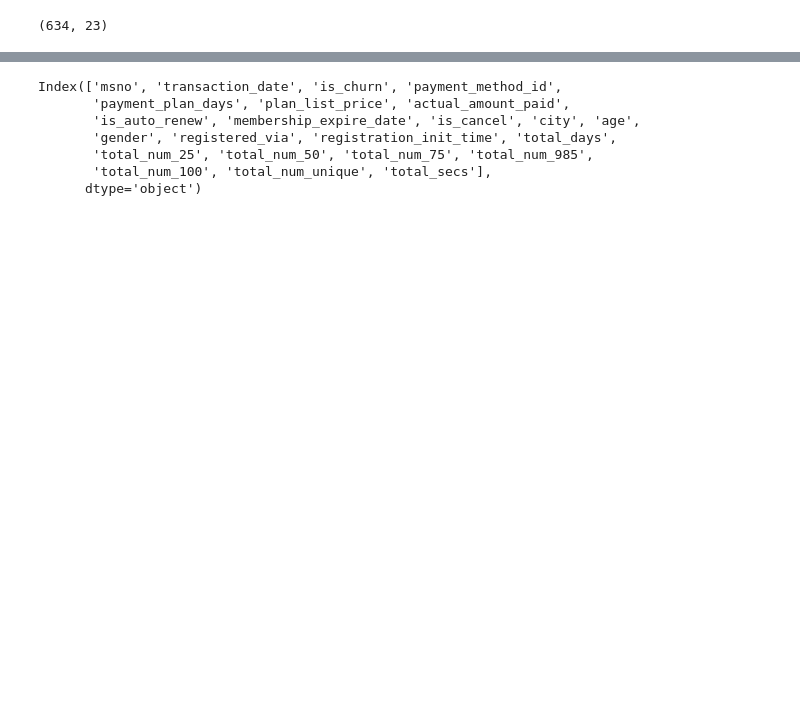
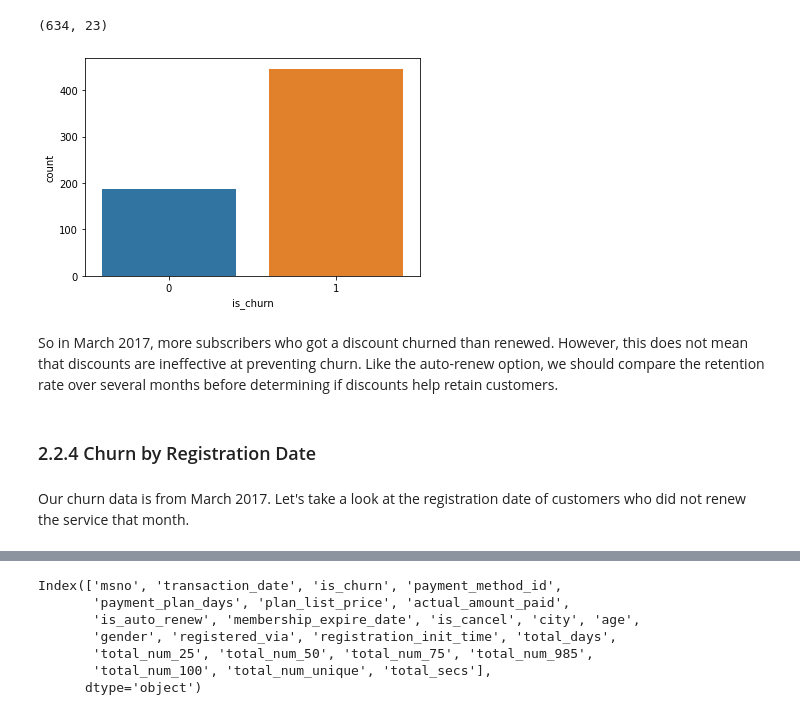
Before and after one commit to bmensah/springboard, a Jupyter notebook: capstone2/churn_analysis/capstone2_notebooks/Capstone2_EDA.ipynb, the cells around one changed output, grey strips where cells are left out. Cells and saved outputs as stored; diff of their text form; code cells hidden in the pictures; blank space fills up the shorter version.

```diff
--- a/capstone2/churn_analysis/capstone2_notebooks/Capstone2_EDA.ipynb
+++ b/capstone2/churn_analysis/capstone2_notebooks/Capstone2_EDA.ipynb
@@ -116,3 +125,13 @@ discount = data[data.actual_amount_paid < data.plan_list_price]
 discount.shape
 # %% [output]
 (634, 23)
+# %%
+sns.countplot(data=discount, x="is_churn");
+# %% [output]
+[figure, added]
+# %% [markdown]
+So in March 2017, more subscribers who got a discount churned than renewed. However, this does not mean that discounts are ineffective at preventing churn. Like the auto-renew option, we should compare the retention rate over several months before determining if discounts help retain customers.
+# %% [markdown]
+### 2.2.4 Churn by Registration Date<a id="Churn_by_Registration_Date"></a>
+# %% [markdown]
+Our churn data is from March 2017. Let's take a look at the registration date of customers who did not renew the service that month.
```
Also changed, not shown: parts of 23 cells of this notebook.
